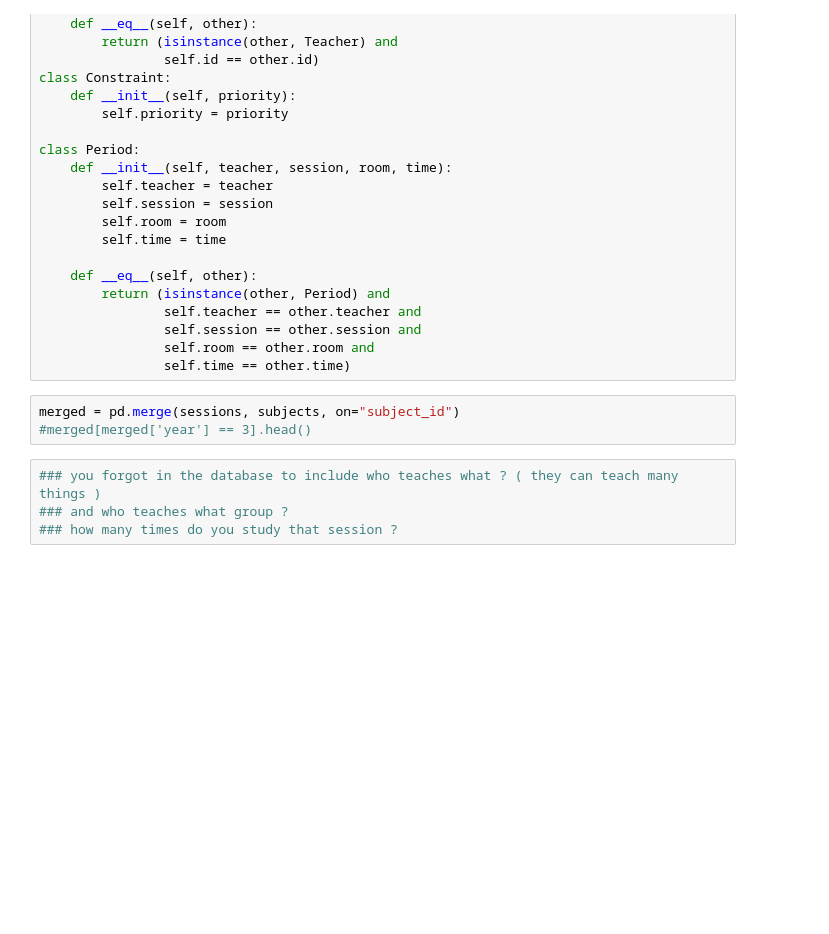
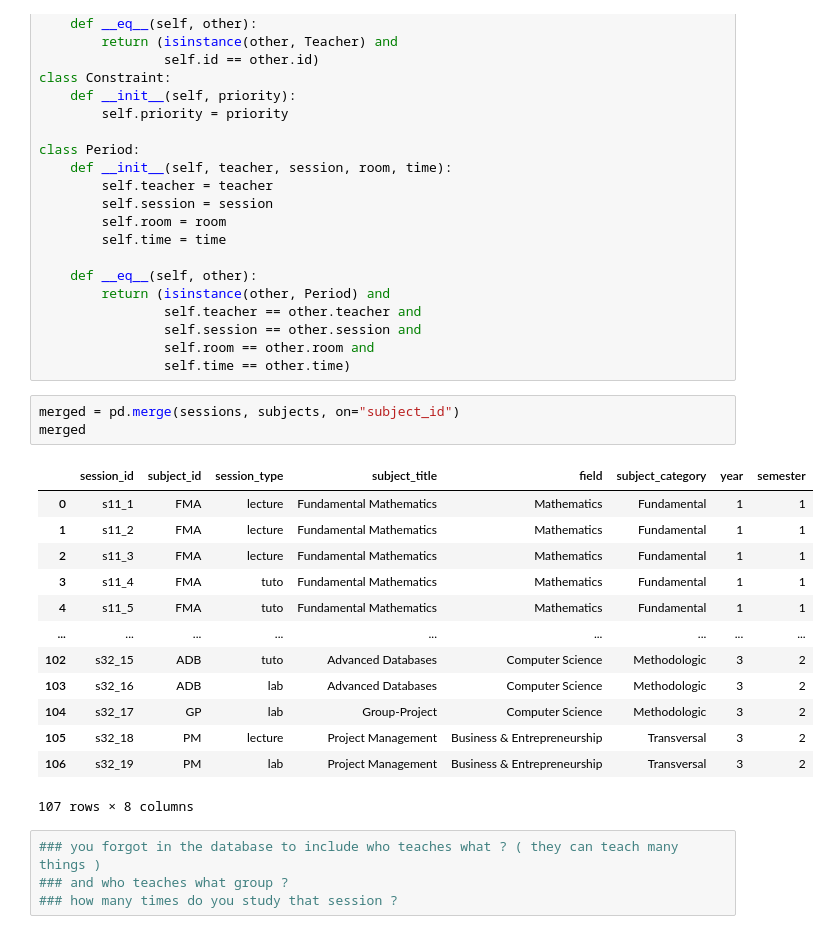
Before and after one commit to MarouaBouderka/Time-table, a Jupyter notebook: TTG F.ipynb, the cells around one changed output. Drawn from its saved outputs; the diff is of its cells as text; blank space fills up the shorter version.

```diff
--- a/TTG F.ipynb
+++ b/TTG F.ipynb
@@ -93,7 +109,21 @@ class Period:
                 self.time == other.time)
 # %%
 merged = pd.merge(sessions, subjects, on="subject_id")
-#merged[merged['year'] == 3].head()
+merged
+# %% [output]
+|  | session_id | subject_id | session_type | subject_title | field | subject_category | year | semester |
+| 0 | s11_1 | FMA | lecture | Fundamental Mathematics | Mathematics | Fundamental | 1 | 1 |
+| 1 | s11_2 | FMA | lecture | Fundamental Mathematics | Mathematics | Fundamental | 1 | 1 |
+| 2 | s11_3 | FMA | lecture | Fundamental Mathematics | Mathematics | Fundamental | 1 | 1 |
+| 3 | s11_4 | FMA | tuto | Fundamental Mathematics | Mathematics | Fundamental | 1 | 1 |
+| 4 | s11_5 | FMA | tuto | Fundamental Mathematics | Mathematics | Fundamental | 1 | 1 |
+| ... | ... | ... | ... | ... | ... | ... | ... | ... |
+| 102 | s32_15 | ADB | tuto | Advanced Databases | Computer Science | Methodologic | 3 | 2 |
+| 103 | s32_16 | ADB | lab | Advanced Databases | Computer Science | Methodologic | 3 | 2 |
+| 104 | s32_17 | GP | lab | Group-Project | Computer Science | Methodologic | 3 | 2 |
+| 105 | s32_18 | PM | lecture | Project Management | Business & Entrepreneurship | Transversal | 3 | 2 |
+| 106 | s32_19 | PM | lab | Project Management | Business & Entrepreneurship | Transversal | 3 | 2 |
+107 rows × 8 columns
 # %%
 ### you forgot in the database to include who teaches what ? ( they can teach many things )
 ### and who teaches what group ?
```
Also changed, not shown: parts of 29 cells of this notebook.
